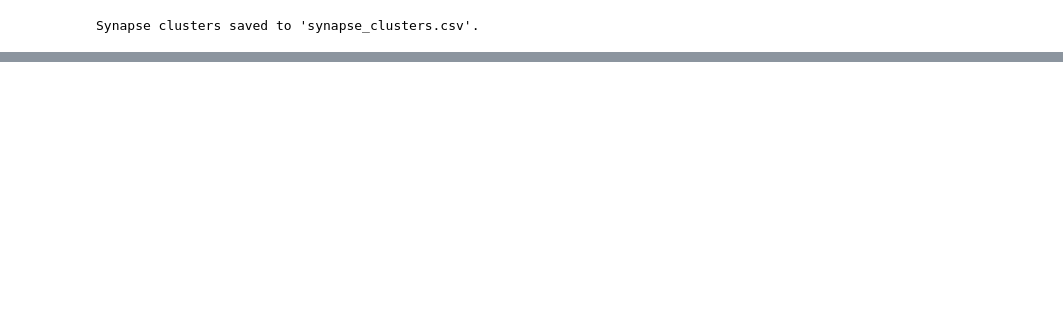
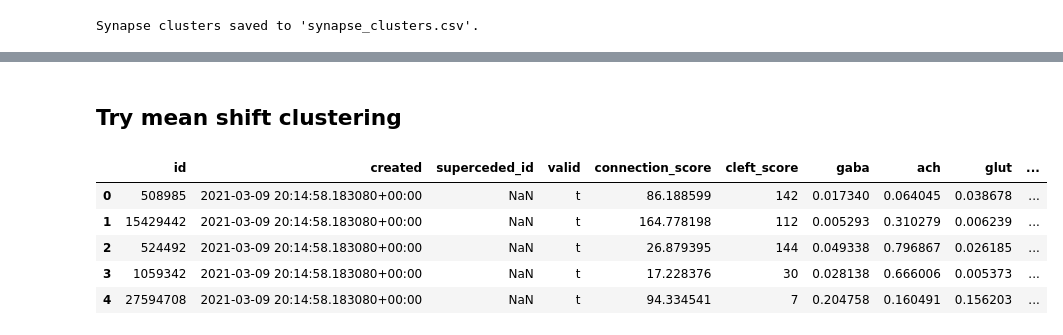
Before and after one commit to MetaCell/ai-model-for-connectomics, a Jupyter notebook: notebooks/fauai-10_IdentifyCotransmission.ipynb, the cells around one changed output, grey strips where cells are left out. Cells and saved outputs as stored; diff of their text form; code cells hidden in the pictures; blank space fills up the shorter version.

Commit message:
Identify co-transmission neurons
New script used to identify co-transmitting neurons either by ratio contribution or if it has a hot spot (identified via mean shift clustering)

```diff
--- a/notebooks/fauai-10_IdentifyCotransmission.ipynb
+++ b/notebooks/fauai-10_IdentifyCotransmission.ipynb
@@ -402,0 +535,2 @@ Synapse clusters saved to 'synapse_clusters.csv'.
+# %% [markdown]
+## Try mean shift clustering
@@ -402,0 +553,11 @@ Synapse clusters saved to 'synapse_clusters.csv'.
+# %%
+# Get the synapse predictions
+pre_df = get_codex_synapse_predictions(root_id, client)
+pre_df.head()
+# %% [output]
+|  | id | created | superceded_id | valid | connection_score | cleft_score | gaba | ach | glut | ... |
+| 0 | 508985 | 2021-03-09 20:14:58.183080+00:00 | NaN | t | 86.188599 | 142 | 0.017340 | 0.064045 | 0.038678 | ... |
+| 1 | 15429442 | 2021-03-09 20:14:58.183080+00:00 | NaN | t | 164.778198 | 112 | 0.005293 | 0.310279 | 0.006239 | ... |
+| 2 | 524492 | 2021-03-09 20:14:58.183080+00:00 | NaN | t | 26.879395 | 144 | 0.049338 | 0.796867 | 0.026185 | ... |
+| 3 | 1059342 | 2021-03-09 20:14:58.183080+00:00 | NaN | t | 17.228376 | 30 | 0.028138 | 0.666006 | 0.005373 | ... |
+| 4 | 27594708 | 2021-03-09 20:14:58.183080+00:00 | NaN | t | 94.334541 | 7 | 0.204758 | 0.160491 | 0.156203 | ... |
```
Also changed, not shown: parts of 31 cells of this notebook, 4 other files.
